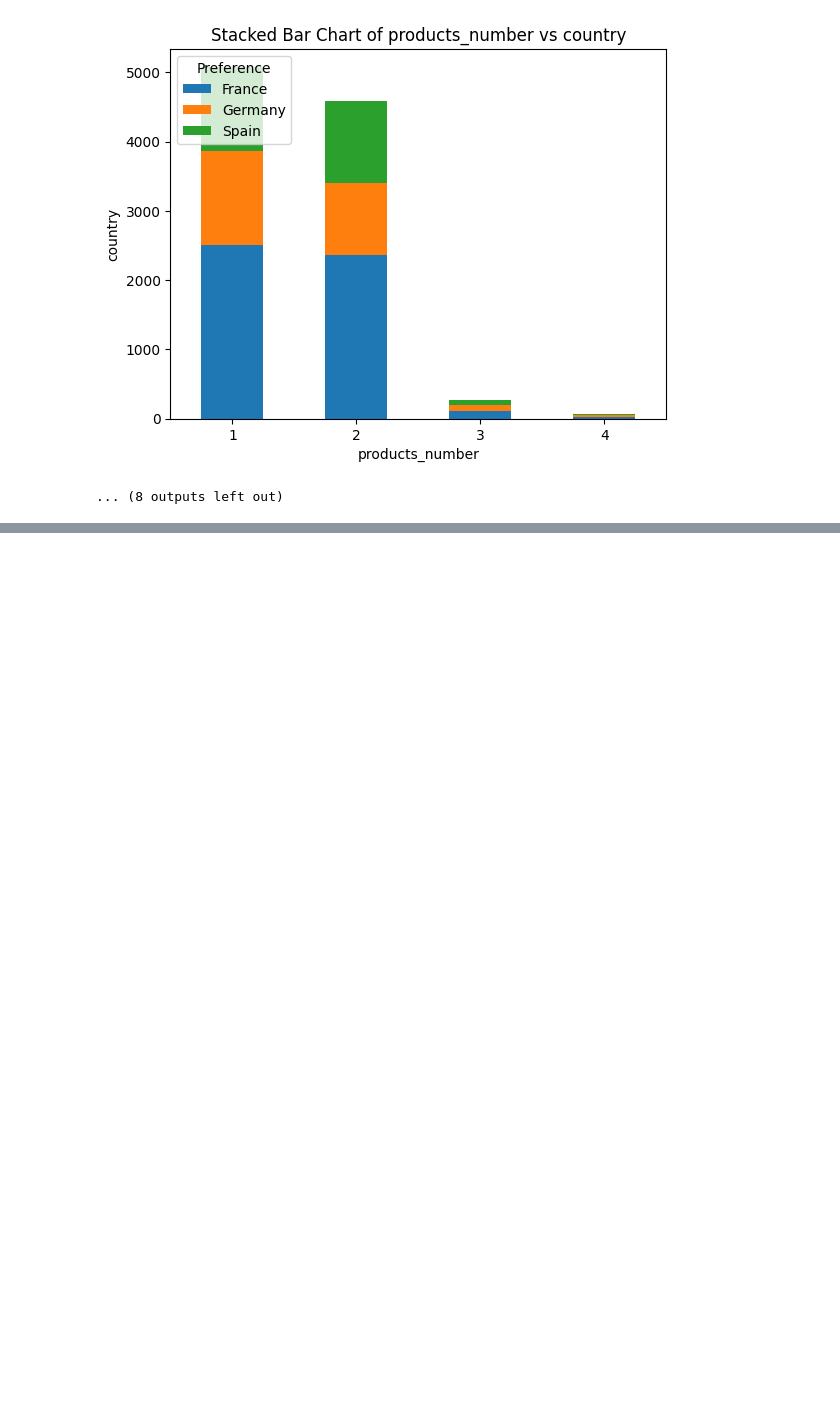
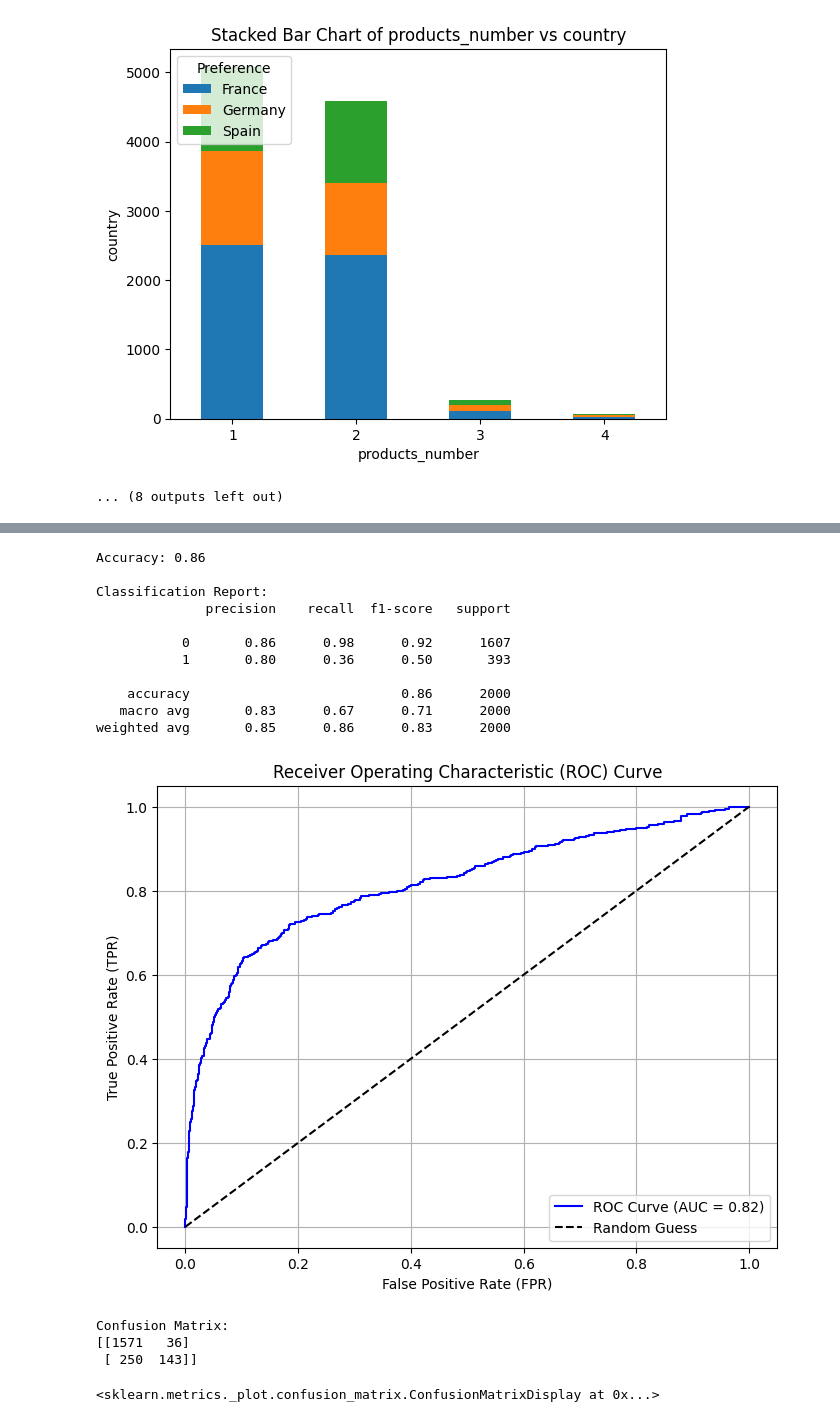
Before and after one commit to 9WooPWooP8/magister_statitstics_labs, a Jupyter notebook: lab4/task.ipynb, the cells around one changed output, grey strips where cells are left out. Drawn from its saved outputs; the diff is of its cells as text; code cells hidden in the pictures; blank space fills up the shorter version.

```diff
--- a/lab4/task.ipynb
+++ b/lab4/task.ipynb
@@ -404,0 +508,62 @@ weighted avg       0.80      0.79      0.79      2000
+# %%
+from sklearn.svm import SVC
+
+model = SVC(C=1, kernel="rbf", probability=True)
+model.fit(X_train, y_train)
+
+# Make predictions on the test data
+y_pred = model.predict(X_test)
+
+# Calculate metrics
+accuracy = accuracy_score(y_test, y_pred)
+precision = precision_score(y_test, y_pred)
+recall = recall_score(y_test, y_pred)
+
+print(f"Accuracy: {accuracy:.2f}")
+
+# Detailed classification report
+print("\nClassification Report:")
+print(classification_report(y_test, y_pred))
+
+y_probs = model.predict_proba(X_test)[:, 1]  # Probability for the positive class
+
+# Calculate ROC curve and AUC
+fpr, tpr, thresholds = roc_curve(y_test, y_probs)
+auc = roc_auc_score(y_test, y_probs)
+
+# Plot the ROC curve
+plt.figure(figsize=(8, 6))
+plt.plot(fpr, tpr, label=f"ROC Curve (AUC = {auc:.2f})", color="blue")
+plt.plot([0, 1], [0, 1], "k--", label="Random Guess")
+plt.xlabel("False Positive Rate (FPR)")
+plt.ylabel("True Positive Rate (TPR)")
+plt.title("Receiver Operating Characteristic (ROC) Curve")
+plt.legend(loc="lower right")
+plt.grid()
+plt.show()
+
+# Compute the confusion matrix
+cm = confusion_matrix(y_test, y_pred)
+print("Confusion Matrix:")
+print(cm)
+
+# Optionally, display the confusion matrix visually
+disp = ConfusionMatrixDisplay(confusion_matrix=cm, display_labels=clf.classes_)
+disp.plot(cmap="Blues")
+# %% [output]
+Accuracy: 0.86
+
+Classification Report:
+              precision    recall  f1-score   support
+
+           0       0.86      0.98      0.92      1607
+           1       0.80      0.36      0.50       393
+
+    accuracy                           0.86      2000
+   macro avg       0.83      0.67      0.71      2000
+weighted avg       0.85      0.86      0.83      2000
+[figure, added]
+Confusion Matrix:
+[[1571   36]
+ [ 250  143]]
+<sklearn.metrics._plot.confusion_matrix.ConfusionMatrixDisplay at 0x...>
```
Also changed, not shown: parts of 6 cells of this notebook.
